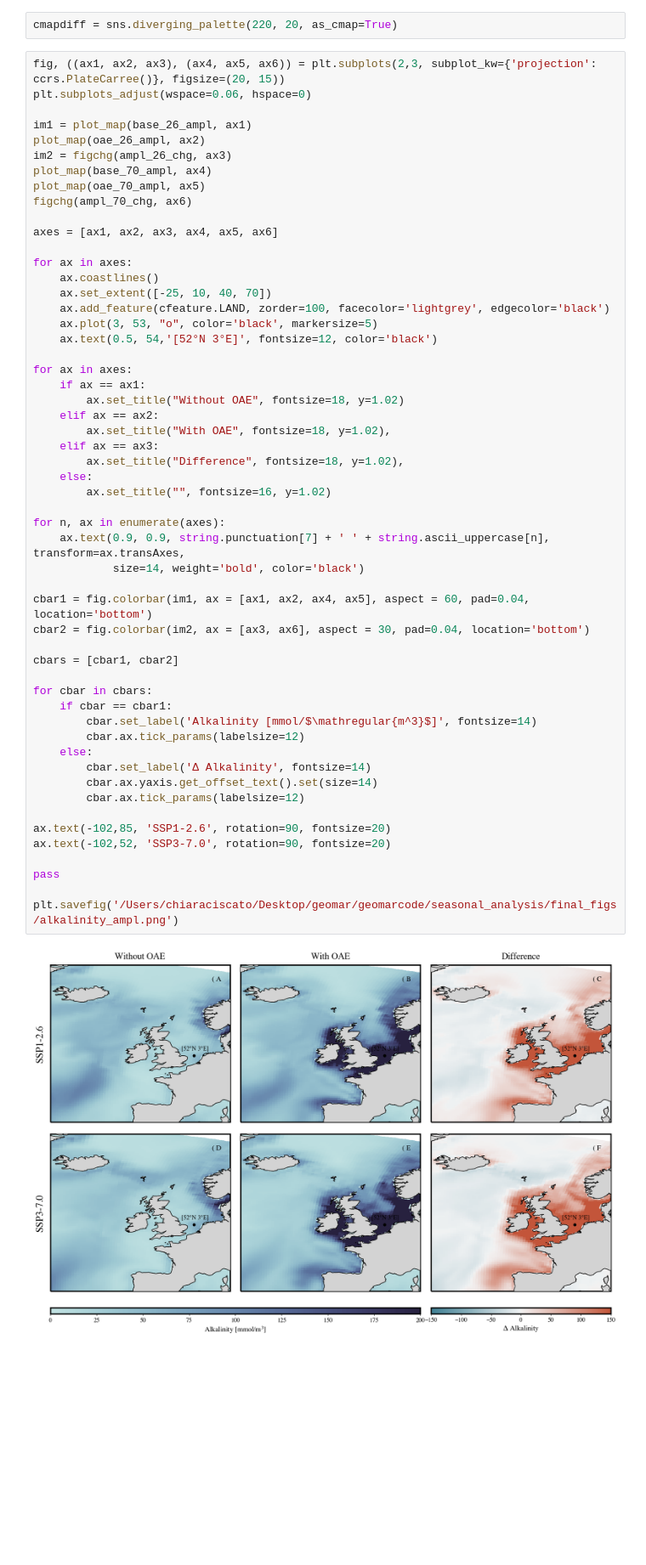
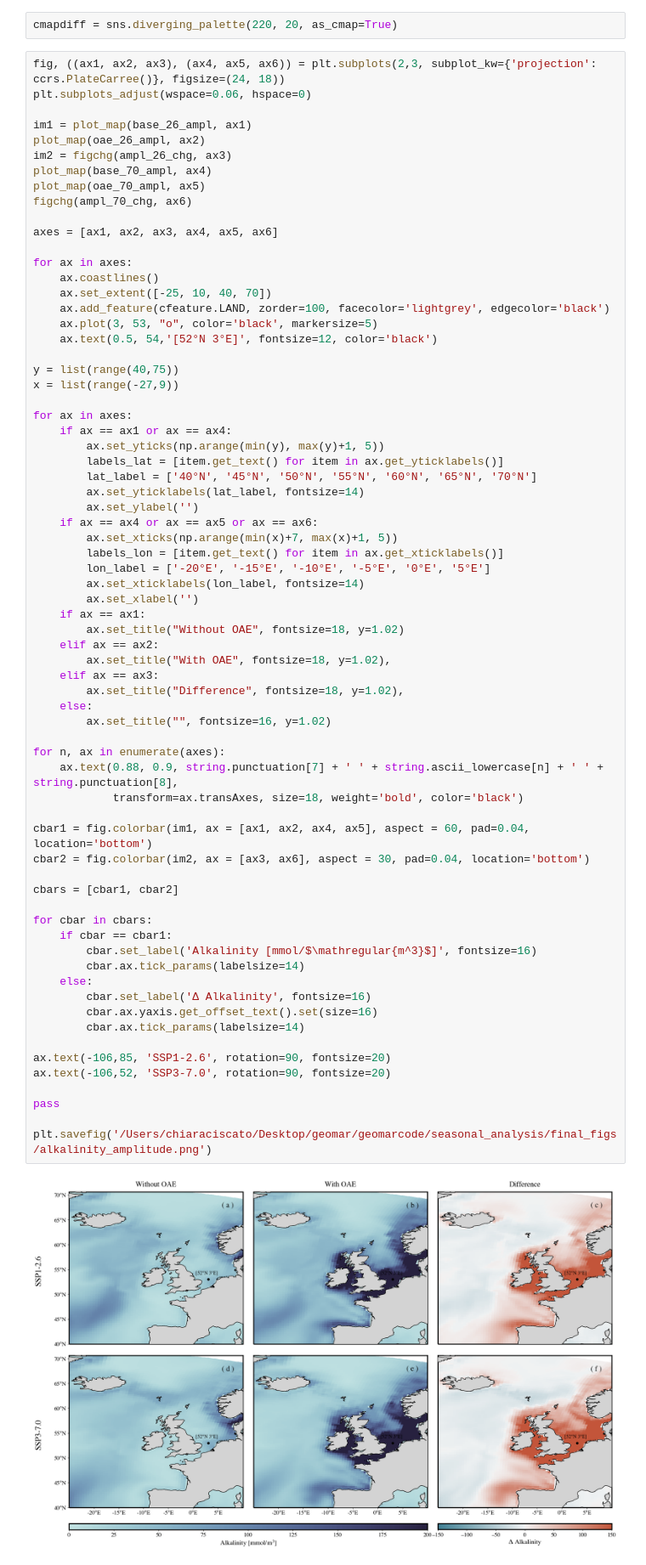
Before and after one commit to chiaraciscato/MScThesis, a Jupyter notebook: seasonal_analysis/1_alkalinity/alkalinity_amplitude.ipynb, the cells around one changed output. Shown at 85% size. Drawn from its saved outputs; the diff is of its cells as text; blank space fills up the shorter version.

```diff
--- a/seasonal_analysis/1_alkalinity/alkalinity_amplitude.ipynb
+++ b/seasonal_analysis/1_alkalinity/alkalinity_amplitude.ipynb
@@ -111,7 +111,7 @@ cmap = sns.color_palette("ch:start=.2,rot=-.3", as_cmap=True)
 # %%
 cmapdiff = sns.diverging_palette(220, 20, as_cmap=True)
 # %%
-fig, ((ax1, ax2, ax3), (ax4, ax5, ax6)) = plt.subplots(2,3, subplot_kw={'projection': ccrs.PlateCarree()}, figsize=(20, 15))
+fig, ((ax1, ax2, ax3), (ax4, ax5, ax6)) = plt.subplots(2,3, subplot_kw={'projection': ccrs.PlateCarree()}, figsize=(24, 18))
 plt.subplots_adjust(wspace=0.06, hspace=0)
 
 im1 = plot_map(base_26_ampl, ax1)
@@ -128,41 +128,56 @@ for ax in axes:
     ax.set_extent([-25, 10, 40, 70])
     ax.add_feature(cfeature.LAND, zorder=100, facecolor='lightgrey', edgecolor='black')
     ax.plot(3, 53, "o", color='black', markersize=5)
     ax.text(0.5, 54,'[52°N 3°E]', fontsize=12, color='black')
 
+y = list(range(40,75))
+x = list(range(-27,9))
+
 for ax in axes:
+    if ax == ax1 or ax == ax4:
+        ax.set_yticks(np.arange(min(y), max(y)+1, 5))
+        labels_lat = [item.get_text() for item in ax.get_yticklabels()]
+        lat_label = ['40°N', '45°N', '50°N', '55°N', '60°N', '65°N', '70°N']
+        ax.set_yticklabels(lat_label, fontsize=14)
+        ax.set_ylabel('')
+    if ax == ax4 or ax == ax5 or ax == ax6:
+        ax.set_xticks(np.arange(min(x)+7, max(x)+1, 5))
+        labels_lon = [item.get_text() for item in ax.get_xticklabels()]
+        lon_label = ['-20°E', '-15°E', '-10°E', '-5°E', '0°E', '5°E']
+        ax.set_xticklabels(lon_label, fontsize=14)
+        ax.set_xlabel('')
     if ax == ax1:
         ax.set_title("Without OAE", fontsize=18, y=1.02)
     elif ax == ax2:
         ax.set_title("With OAE", fontsize=18, y=1.02),
     elif ax == ax3:
         ax.set_title("Difference", fontsize=18, y=1.02),
     else:
         ax.set_title("", fontsize=16, y=1.02)
 
 for n, ax in enumerate(axes):
-    ax.text(0.9, 0.9, string.punctuation[7] + ' ' + string.ascii_uppercase[n], transform=ax.transAxes,
-            size=14, weight='bold', color='black')
+    ax.text(0.88, 0.9, string.punctuation[7] + ' ' + string.ascii_lowercase[n] + ' ' + string.punctuation[8],
+            transform=ax.transAxes, size=18, weight='bold', color='black')
 
 cbar1 = fig.colorbar(im1, ax = [ax1, ax2, ax4, ax5], aspect = 60, pad=0.04, location='bottom')
 cbar2 = fig.colorbar(im2, ax = [ax3, ax6], aspect = 30, pad=0.04, location='bottom')
 
 cbars = [cbar1, cbar2]
 
 for cbar in cbars:
     if cbar == cbar1:
-        cbar.set_label('Alkalinity [mmol/$\mathregular{m^3}$]', fontsize=14)
-        cbar.ax.tick_params(labelsize=12)
+        cbar.set_label('Alkalinity [mmol/$\mathregular{m^3}$]', fontsize=16)
+        cbar.ax.tick_params(labelsize=14)
     else:
-        cbar.set_label('Δ Alkalinity', fontsize=14)
-        cbar.ax.yaxis.get_offset_text().set(size=14)
-        cbar.ax.tick_params(labelsize=12)
+        cbar.set_label('Δ Alkalinity', fontsize=16)
+        cbar.ax.yaxis.get_offset_text().set(size=16)
+        cbar.ax.tick_params(labelsize=14)
 
-ax.text(-102,85, 'SSP1-2.6', rotation=90, fontsize=20)
-ax.text(-102,52, 'SSP3-7.0', rotation=90, fontsize=20)
+ax.text(-106,85, 'SSP1-2.6', rotation=90, fontsize=20)
+ax.text(-106,52, 'SSP3-7.0', rotation=90, fontsize=20)
 
 pass
 
-plt.savefig('/Users/chiaraciscato/Desktop/geomar/geomarcode/seasonal_analysis/final_figs/alkalinity_ampl.png')
+plt.savefig('/Users/chiaraciscato/Desktop/geomar/geomarcode/seasonal_analysis/final_figs/alkalinity_amplitude.png')
 # %% [output]
-[figure, old version]
+[figure, new version]
```
Also changed, not shown: 33 other files.
